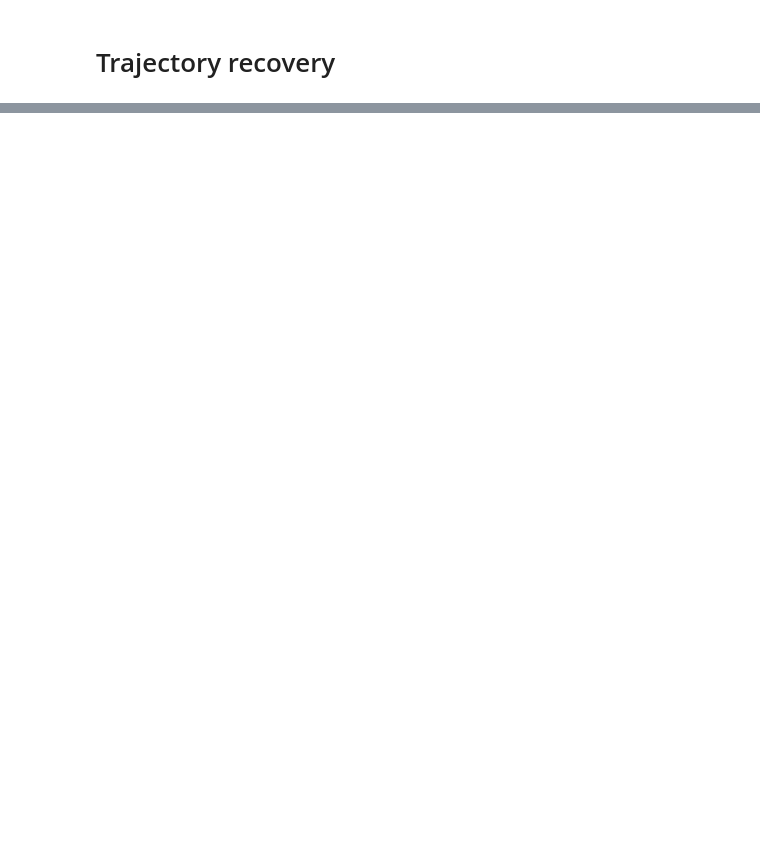
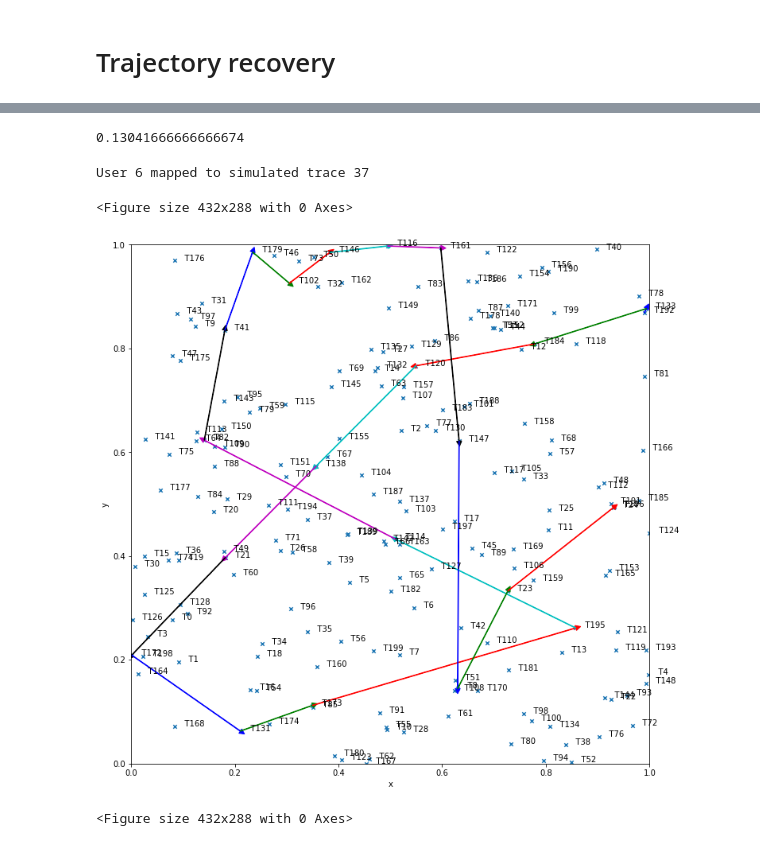
Before and after one commit to leopiney/tscf, a Jupyter notebook: trace_simulator_v2.ipynb, the cells around one changed output, grey strips where cells are left out. Saved outputs shown, nothing was run; the diff lists cells and outputs as text; code cells hidden in the pictures; blank space fills up the shorter version.

```diff
--- a/trace_simulator_v2.ipynb
+++ b/trace_simulator_v2.ipynb
@@ -69,0 +70,24 @@ tr.towers_manager.plot_user_trace(res['recovered_trajectories'][:, 1])
+# %%
+mapping, acc = tr.map_traces(sim.traces)
+# %%
+acc
+# %% [output]
+0.13041666666666674
+# %%
+user = 6
+recovered_trace = tr.S.T[user]
+print(f'User {user} mapped to simulated trace {mapping[user]}')
+mapped_trace = sim.traces[mapping[user]]
+
+import matplotlib.pyplot as plt
+
+plt.figure()
+tr.towers_manager.plot_user_trace(recovered_trace)
+
+plt.figure()
+tr.towers_manager.plot_user_trace(mapped_trace)
+# %% [output]
+User 6 mapped to simulated trace 37
+<Figure size 432x288 with 0 Axes>
+[figure, added]
+<Figure size 432x288 with 0 Axes>
```
Also changed, not shown: parts of 9 cells of this notebook, 2 other files.
